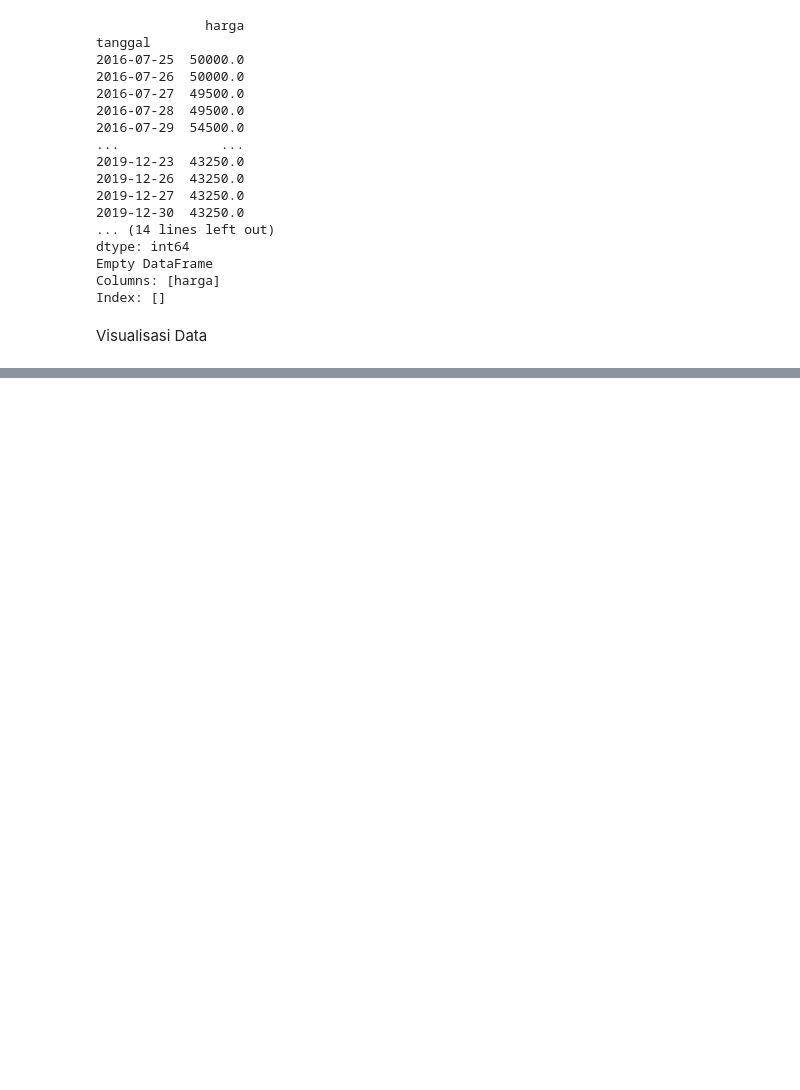
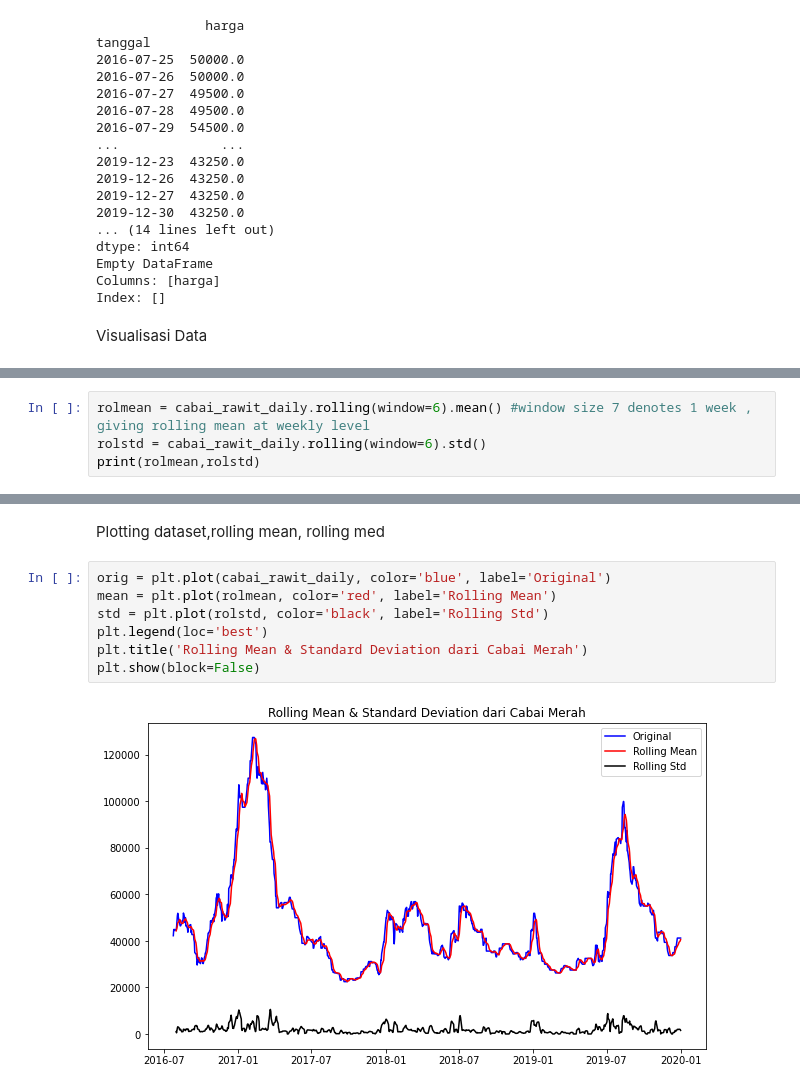
Before and after one commit to ferdinand-lanvino/commodity-predictor, a Jupyter notebook: commodity-price-predictor.ipynb, the cells around one changed output, grey strips where cells are left out. Saved outputs shown, nothing was run; the diff lists cells and outputs as text; blank space fills up the shorter version.

```diff
--- a/commodity-price-predictor.ipynb
+++ b/commodity-price-predictor.ipynb
@@ -328,0 +338,4 @@ tanggal
+# %%
+rolmean = cabai_rawit_daily.rolling(window=6).mean() #window size 7 denotes 1 week , giving rolling mean at weekly level
+rolstd = cabai_rawit_daily.rolling(window=6).std()
+print(rolmean,rolstd)
@@ -328,0 +360,11 @@ tanggal
+# %% [markdown]
+Plotting dataset,rolling mean, rolling med
+# %%
+orig = plt.plot(cabai_rawit_daily, color='blue', label='Original')
+mean = plt.plot(rolmean, color='red', label='Rolling Mean')
+std = plt.plot(rolstd, color='black', label='Rolling Std')
+plt.legend(loc='best')
+plt.title('Rolling Mean & Standard Deviation dari Cabai Merah')
+plt.show(block=False)
+# %% [output]
+[figure, added]
```
Also changed, not shown: parts of 7 cells of this notebook.
